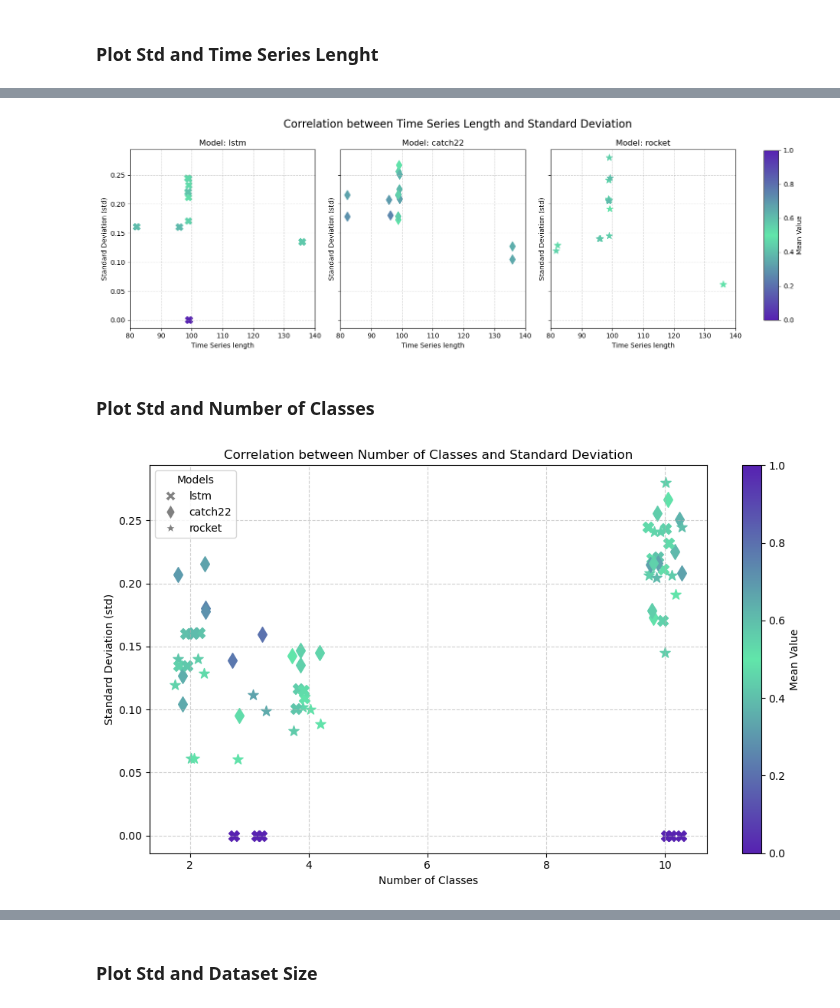
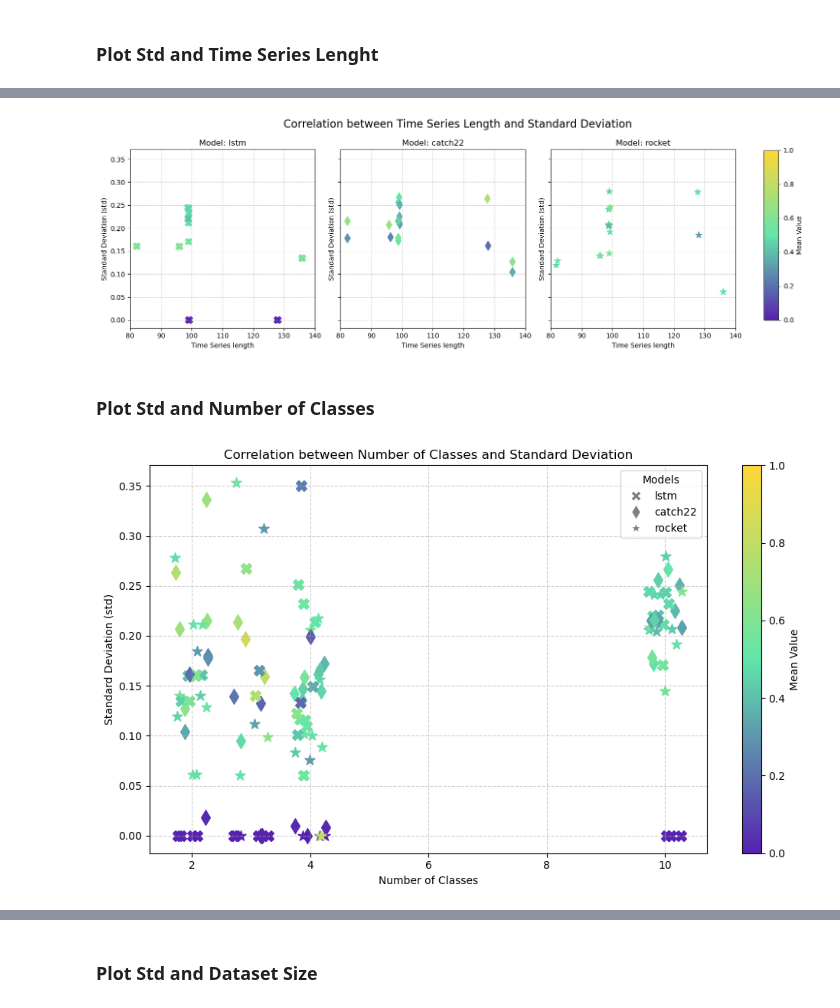
Before and after one commit to Nia3324/Morphing, a Jupyter notebook: plots.ipynb, the cells around one changed output, grey strips where cells are left out. Drawn from its saved outputs; the diff is of its cells as text; code cells hidden in the pictures.

```diff
--- a/plots.ipynb
+++ b/plots.ipynb
@@ -5,7 +5,7 @@ import numpy as np
 from matplotlib.colors import LinearSegmentedColormap
 # %%
 # Load your DataFrame
-df = pd.read_csv('experiments.csv')
+df = pd.read_csv('final_results/experiments_results.csv')
 # %% [markdown]
 ### Plot Std and Time Series Lenght
 # %%
@@ -16,7 +16,7 @@ np.random.seed(42)  # For reproducibility
 df['ts_length_jittered'] = df['ts_length'] + np.random.uniform(-0.3, 0.3,size=len(df))  # Smaller jitter for classes
 
 # Define a custom colormap for the mean values
-colors = ["#5722B1", "#61E6AA", "#5722B1"]
+colors = ["#5722B1", "#61E6AA", "#FFD738"]
 cmap = LinearSegmentedColormap.from_list("custom_gradient", colors)
 
 # Define unique markers for each model
@@ -65,7 +65,7 @@ np.random.seed(42)  # For reproducibility
 df['ts_length_jittered'] = df['ts_length'] + np.random.uniform(-0.3, 0.3, size=len(df))  # Smaller jitter for classes
 
 # Define a custom colormap for the mean values
-colors = ["#5722B1", "#61E6AA", "#5722B1"]
+colors = ["#5722B1", "#61E6AA", "#FFD738"]
 cmap = LinearSegmentedColormap.from_list("custom_gradient", colors)
 
 # Define unique markers for each model
@@ -108,7 +108,7 @@ cbar = fig.colorbar(scatter, cax=cbar_ax, label='Mean Value')
 plt.tight_layout(rect=[0, 0, 0.9, 1])  # Adjust the right margin to make space for the colorbar
 plt.show()
 # %% [output]
-[figure, old version]
+[figure, new version]
 # %% [markdown]
 ### Plot Std and Number of Classes
 # %%
@@ -121,7 +121,7 @@ np.random.seed(42)  # For reproducibility
 df['n_classes_jittered'] = df['n_classes'] + np.random.uniform(-0.3, 0.3,size=len(df))  # Smaller jitter for classes
 
 # Define a custom colormap for the mean values
-colors = ["#5722B1", "#61E6AA", "#5722B1"]
+colors = ["#5722B1", "#61E6AA", "#FFD738"]
 cmap = LinearSegmentedColormap.from_list("custom_gradient", colors)
 
 # Define unique markers for each model
@@ -136,34 +136,34 @@ for _, row in df.iterrows():
         row['n_classes_jittered'],
         row['std'],
         c=row['mean'],  # Color based on 'mean' value
         cmap=cmap,  # Use the custom colormap
         vmin=0, vmax=1,  # Set the range for the colormap
         marker=model_marker_map[row['model']],  # Marker based on model
         s=100,  # Size of the points
         label=row['model'] if row['model'] not in plt.gca().get_legend_handles_labels()[1] else ""
     )
 
 # Add labels and title
 plt.xlabel('Number of Classes')
 plt.ylabel('Standard Deviation (std)')
 plt.title('Correlation between Number of Classes and Standard Deviation')
 
 # Create custom legend for models
 handles = []
 for model, marker in model_marker_map.items():
     handles.append(plt.Line2D([0], [0], marker=marker, color='w', markerfacecolor='gray', markersize=10, label=model))
 plt.legend(handles=handles, title='Models')
 
 # Add colorbar for the mean values
 if scatter is not None:
     cbar = plt.colorbar(scatter, label='Mean Value')
 
 # Adjust layout
 plt.tight_layout()
 plt.grid(True, linestyle='--', alpha=0.6)
 plt.show()
 # %% [output]
-[figure, old version]
+[figure, new version]
 # %%
 # Add jittering to n_classes to reduce overlap
 np.random.seed(42)  # For reproducibility
```
Also changed, not shown: parts of 5 cells of this notebook, 4 other files.
